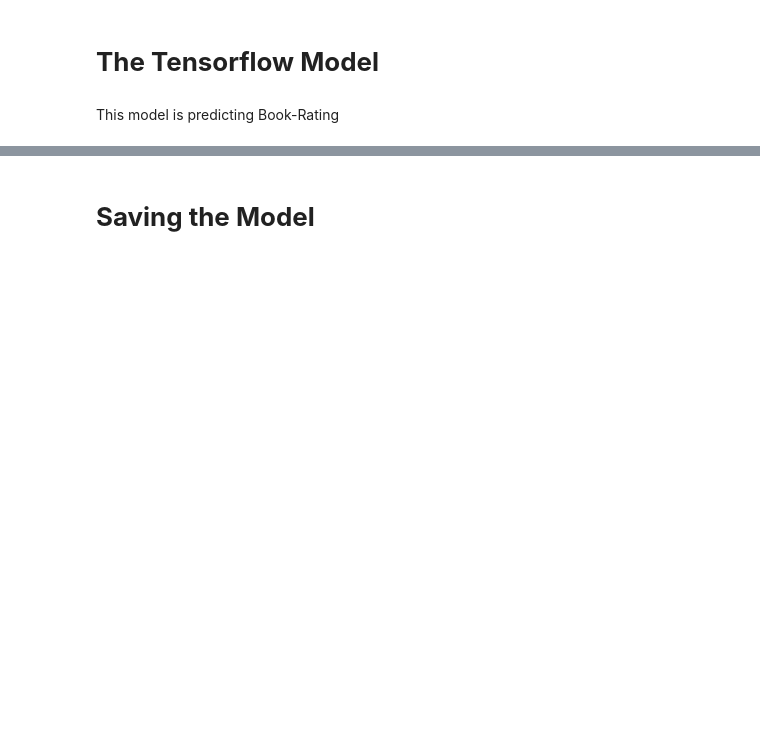
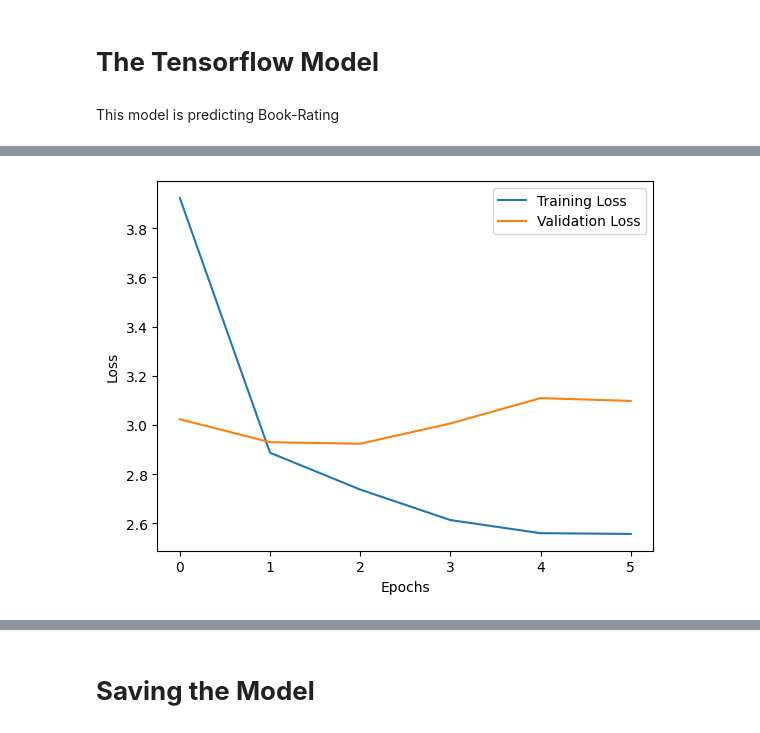
Before and after one commit to Marina-01/ComputingBooks, a Jupyter notebook: tensorflowrecommend.ipynb, the cells around one changed output, grey strips where cells are left out. Saved outputs shown, nothing was run; the diff lists cells and outputs as text; code cells hidden in the pictures; blank space fills up the shorter version.

```diff
--- a/tensorflowrecommend.ipynb
+++ b/tensorflowrecommend.ipynb
@@ -333,0 +115,87 @@ Mean Squared Error: 2.86734938621521
+# %%
+# Split data into train and test sets
+X = df_selected.drop(['Book-Rating'], axis=1)
+y = df_selected['Book-Rating']
+X_train, X_test, y_train, y_test = train_test_split(X, y, test_size=0.2, random_state=42)
+
+# Fit and transform preprocessing on training data, and transform on test data
+X_train_preprocessed = preprocessor.fit_transform(X_train)
+X_test_preprocessed = preprocessor.transform(X_test)
+
+# Save the fitted preprocessor
+joblib.dump(preprocessor, 'preprocessor.pkl')
+
+# Apply VarianceThreshold to reduce dimensionality
+selector = VarianceThreshold(threshold=0.1)
+X_train_selected = selector.fit_transform(X_train_preprocessed)
+X_test_selected = selector.transform(X_test_preprocessed)
+
+# Convert sparse matrix to dense array
+X_train_selected = X_train_selected.toarray()
+X_test_selected = X_test_selected.toarray()
+
+# Mapping user and book IDs
+user_id_mapping = {id: idx for idx, id in enumerate(df_selected['User-ID'].unique())}
+book_id_mapping = {title: idx for idx, title in enumerate(df_selected['Book-Title'].unique())}
+
+df_selected['user_idx'] = df_selected['User-ID'].map(user_id_mapping)
+df_selected['book_idx'] = df_selected['Book-Title'].map(book_id_mapping)
+
+# Split mapped data into train and test sets
+X_train, X_test, y_train, y_test = train_test_split(df_selected[['user_idx', 'book_idx']], df_selected['Book-Rating'], test_size=0.2, random_state=42)
+
+# Collaborative filtering components
+num_users = df_selected['user_idx'].nunique()
+num_books = df_selected['book_idx'].nunique()
+
+# Define collaborative filtering components
+user_input = Input(shape=(1,), name='user_input')
+user_embedding = Embedding(input_dim=num_users, output_dim=16, name='user_embedding',
+                           embeddings_regularizer=l2(0.001))(user_input)
+user_vec = Flatten(name='user_flatten')(user_embedding)
+
+book_input = Input(shape=(1,), name='book_input')
+book_embedding = Embedding(input_dim=num_books, output_dim=16, name='book_embedding',embeddings_regularizer=l2(0.001))(book_input)
+book_vec = Flatten(name='book_flatten')(book_embedding)
+
+# Additional features component
+additional_features_input = Input(shape=(X_train_selected.shape[1],), name='additional_features_input')
+
+# Concatenate collaborative and additional features inputs
+concat = Concatenate()([user_vec, book_vec, additional_features_input])
+dense1 = Dense(64, activation='relu')(concat)
+dense2 = Dense(32, activation='relu')(dense1)
+output = Dense(1, activation='linear')(dense2)
+
+# Define and compile the model
+model = Model(inputs=[user_input, book_input, additional_features_input], outputs=output)
+model.compile(loss='mean_squared_error', optimizer=Adam(learning_rate=0.001), metrics=['mean_squared_error'])
+
+# Implement early stopping to prevent overfitting
+early_stopping = EarlyStopping(patience=3, restore_best_weights=True)
+
+# Prepare inputs for training
+user_ids_train = X_train['user_idx'].values
+book_ids_train = X_train['book_idx'].values
+user_ids_test = X_test['user_idx'].values
+book_ids_test = X_test['book_idx'].values
+
+# Fit the model with manual validation split
+history = model.fit(
+    [user_ids_train, book_ids_train, X_train_selected], y_train,
+    validation_data=([user_ids_test, book_ids_test, X_test_selected], y_test),
+    epochs=50,
+    batch_size=64,
+    callbacks=[early_stopping]
+)
+
+# Plot training history
+import matplotlib.pyplot as plt
+
+plt.plot(history.history['loss'], label='Training Loss')
+plt.plot(history.history['val_loss'], label='Validation Loss')
+plt.xlabel('Epochs')
+plt.ylabel('Loss')
+plt.legend()
+plt.show()
+# %% [output]
@@ -334 +217,2 @@ Mean Squared Error: 2.86734938621521
+[figure, added]
 # %% [markdown]
```
Also changed, not shown: parts of 26 cells of this notebook.
